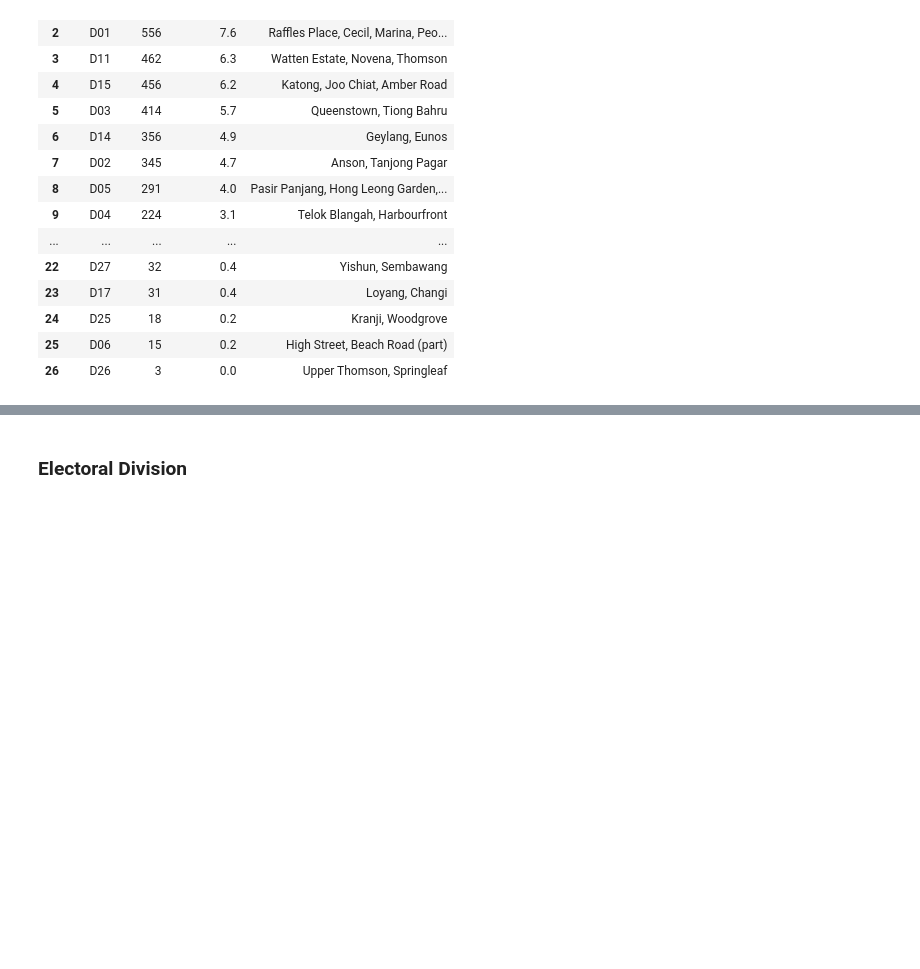
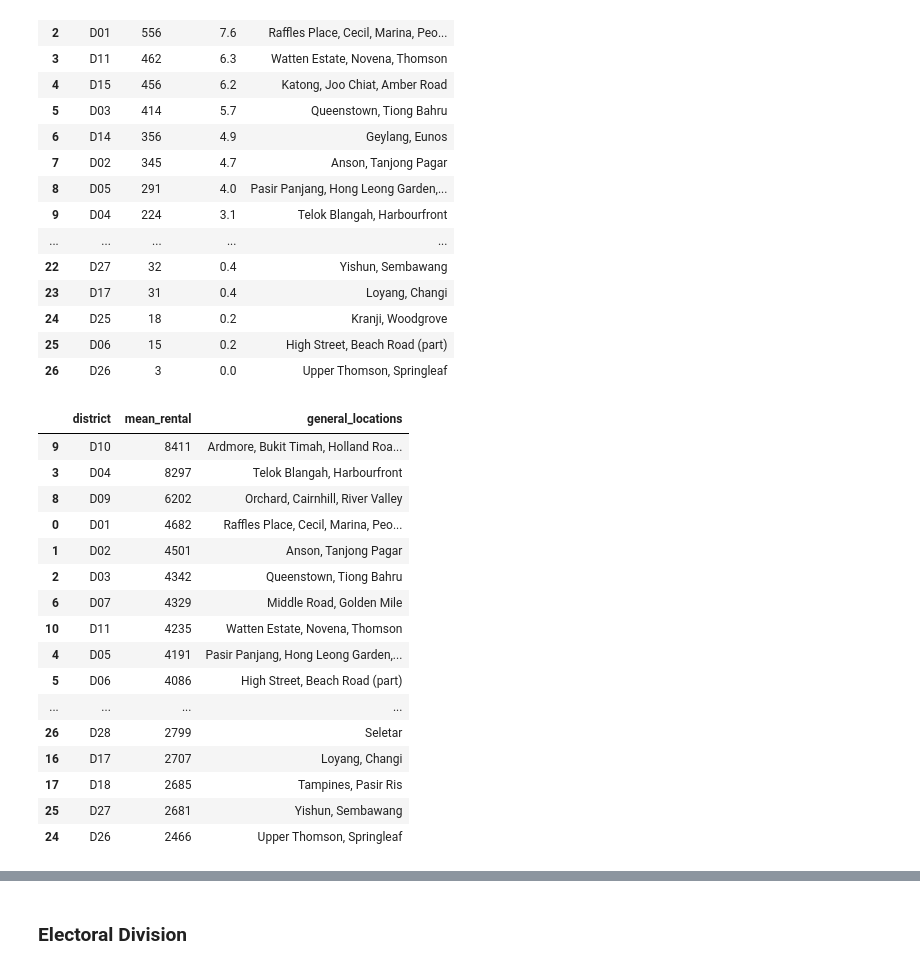
Before and after one commit to kennethleungty/Singapore-Condo-Rental-Market-Analysis, a Jupyter notebook: Part 2 - Data Cleaning and EDA.ipynb, the cells around one changed output, grey strips where cells are left out. Saved outputs shown, nothing was run; the diff lists cells and outputs as text; code cells hidden in the pictures; blank space fills up the shorter version.

```diff
--- a/Part 2 - Data Cleaning and EDA.ipynb
+++ b/Part 2 - Data Cleaning and EDA.ipynb
@@ -1059,3 +1059,30 @@ district_df
 | 24 | D25 | 18 | 0.2 | Kranji, Woodgrove |
 | 25 | D06 | 15 | 0.2 | High Street, Beach Road (part) |
 | 26 | D26 | 3 | 0.0 | Upper Thomson, Springleaf |
+# %%
+# Look at Mean
+district_value_df_mean = master_df_eda[['district','rental']]
+district_value_df_mean.columns = ['district','mean_rental']
+district_value_df_mean = district_value_df_mean.groupby(['district']).mean()
+district_value_df_mean['mean_rental'] = district_value_df_mean['mean_rental'].astype(int)
+district_value_df_mean.reset_index()
+district_value_df_mean = pd.merge(district_value_df_mean, district_details, on = 'district')
+district_value_df_mean.sort_values(['mean_rental'], ascending = False)
+# %% [output]
+|  | district | mean_rental | general_locations |
+| 9 | D10 | 8411 | Ardmore, Bukit Timah, Holland Roa... |
+| 3 | D04 | 8297 | Telok Blangah, Harbourfront |
+| 8 | D09 | 6202 | Orchard, Cairnhill, River Valley |
+| 0 | D01 | 4682 | Raffles Place, Cecil, Marina, Peo... |
+| 1 | D02 | 4501 | Anson, Tanjong Pagar |
+| 2 | D03 | 4342 | Queenstown, Tiong Bahru |
+| 6 | D07 | 4329 | Middle Road, Golden Mile |
+| 10 | D11 | 4235 | Watten Estate, Novena, Thomson |
+| 4 | D05 | 4191 | Pasir Panjang, Hong Leong Garden,... |
+| 5 | D06 | 4086 | High Street, Beach Road (part) |
+| ... | ... | ... | ... |
+| 26 | D28 | 2799 | Seletar |
+| 16 | D17 | 2707 | Loyang, Changi |
+| 17 | D18 | 2685 | Tampines, Pasir Ris |
+| 25 | D27 | 2681 | Yishun, Sembawang |
+| 24 | D26 | 2466 | Upper Thomson, Springleaf |
```
Also changed, not shown: parts of 15 cells of this notebook, 9 other files.
